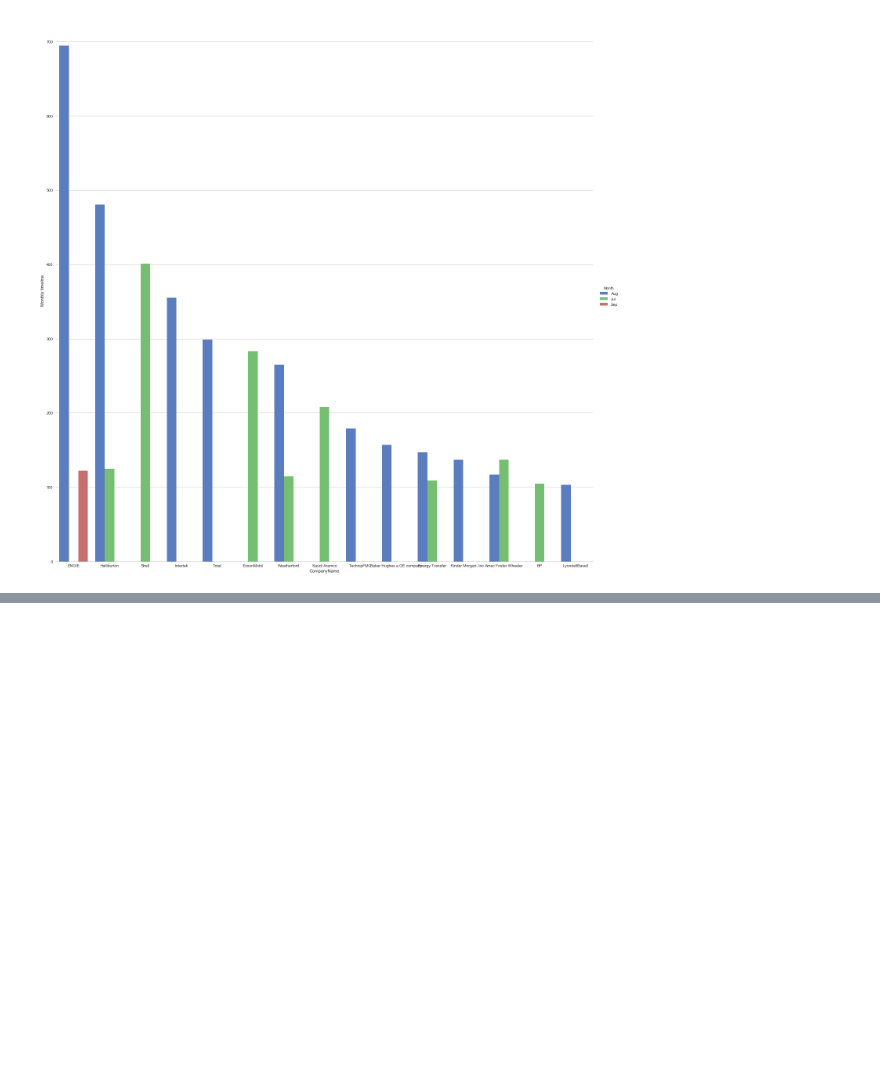
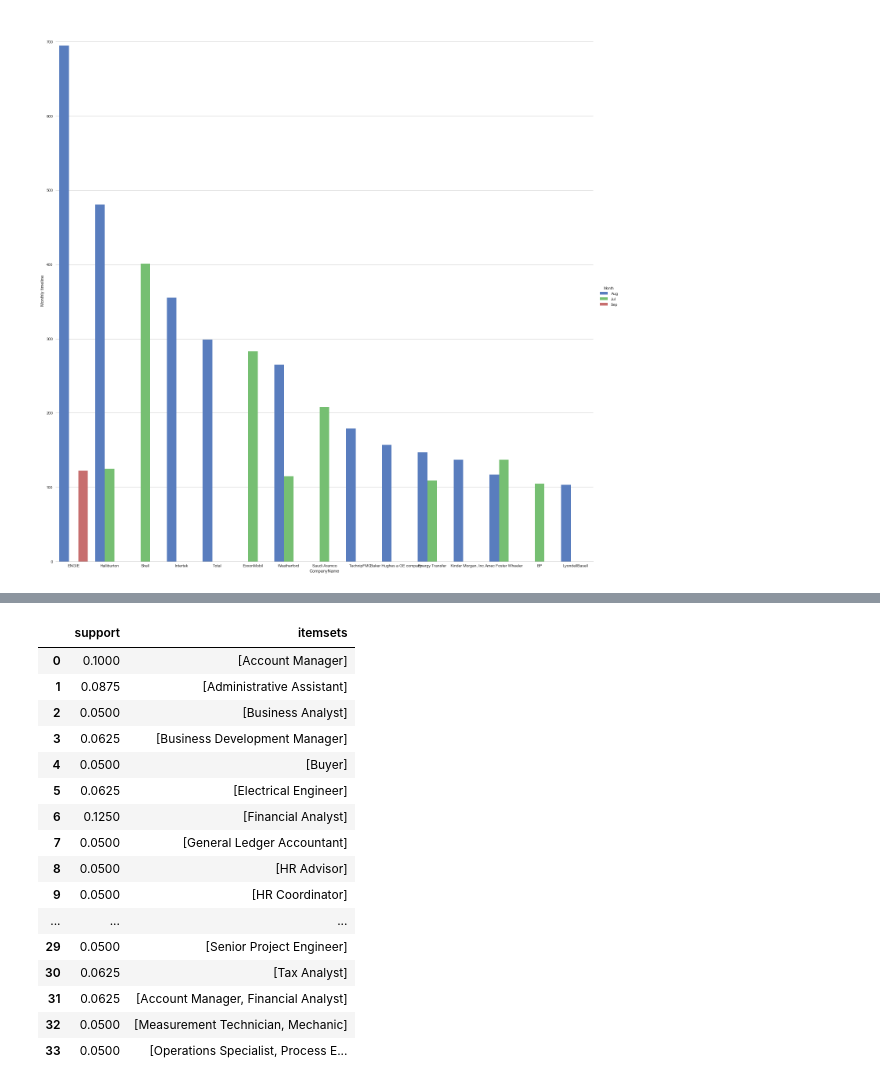
Before and after one commit to sp3234/DataScience, a Jupyter notebook: LinkedIn.ipynb, the cells around one changed output, grey strips where cells are left out. Drawn from its saved outputs; the diff is of its cells as text; code cells hidden in the pictures; blank space fills up the shorter version.

```diff
--- a/LinkedIn.ipynb
+++ b/LinkedIn.ipynb
@@ -156,0 +193,22 @@ from apyori import apriori
+# %%
+freqjobs = apriori(job_trends, min_support=0.05, use_colnames=True)
+# %%
+freqjobs
+# %% [output]
+|  | support | itemsets |
+| 0 | 0.1000 | [Account Manager] |
+| 1 | 0.0875 | [Administrative Assistant] |
+| 2 | 0.0500 | [Business Analyst] |
+| 3 | 0.0625 | [Business Development Manager] |
+| 4 | 0.0500 | [Buyer] |
+| 5 | 0.0625 | [Electrical Engineer] |
+| 6 | 0.1250 | [Financial Analyst] |
+| 7 | 0.0500 | [General Ledger Accountant] |
+| 8 | 0.0500 | [HR Advisor] |
+| 9 | 0.0500 | [HR Coordinator] |
+| ... | ... | ... |
+| 29 | 0.0500 | [Senior Project Engineer] |
+| 30 | 0.0625 | [Tax Analyst] |
+| 31 | 0.0625 | [Account Manager, Financial Analyst] |
+| 32 | 0.0500 | [Measurement Technician, Mechanic] |
+| 33 | 0.0500 | [Operations Specialist, Process E... |
```
Also changed, not shown: parts of 7 cells of this notebook.
